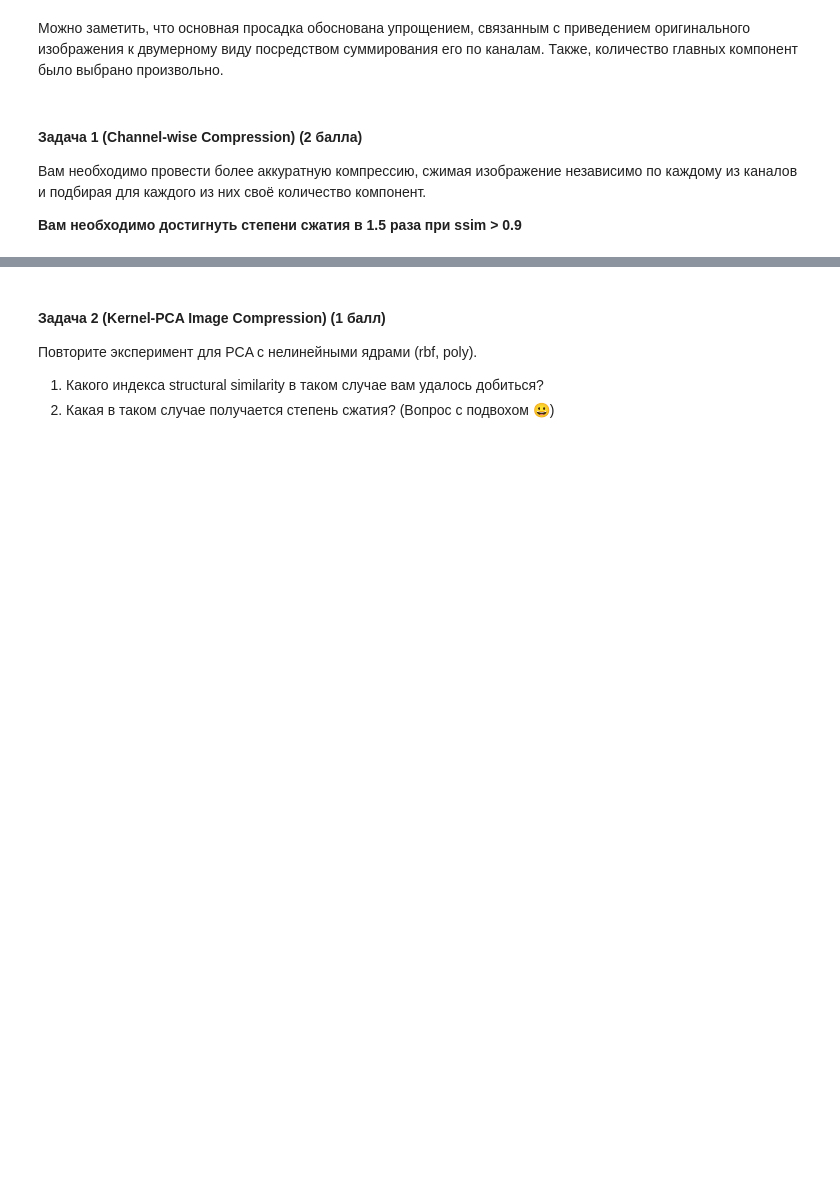
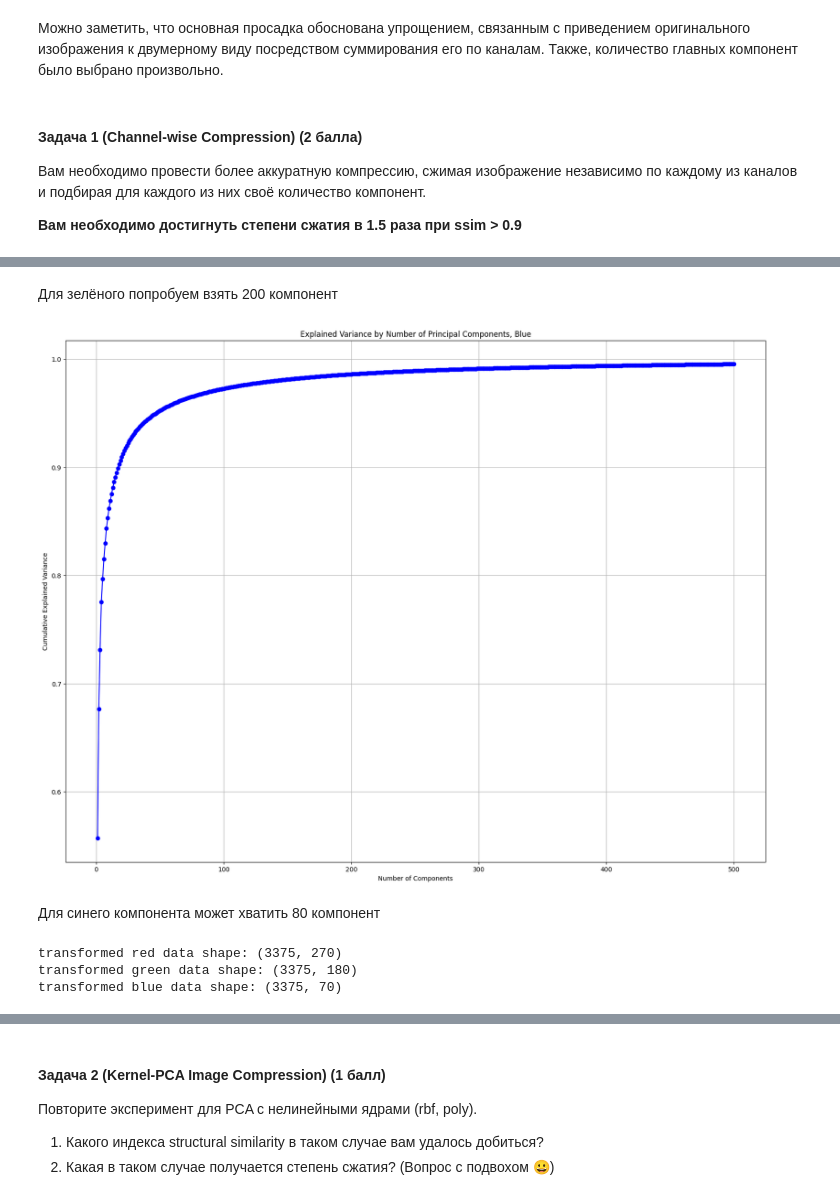
Before and after one commit to Krage56/ml_isp_intro, a Jupyter notebook: hw/hw4/ISP_HW4_Multi_Cls_PCA.ipynb, the cells around one changed output, grey strips where cells are left out. Cells and saved outputs as stored; diff of their text form; code cells hidden in the pictures; blank space fills up the shorter version.

```diff
--- a/hw/hw4/ISP_HW4_Multi_Cls_PCA.ipynb
+++ b/hw/hw4/ISP_HW4_Multi_Cls_PCA.ipynb
@@ -862,0 +915,34 @@ SSIM between Summed and Original Image: 0.48889587991530065
+# %% [markdown]
+Для зелёного попробуем взять 200 компонент
+# %%
+plt.figure(figsize=(20, 15))
+
+plt.plot(range(1, len(b_explained_variance_ratio) + 1), np.cumsum(b_explained_variance_ratio), marker='o', color="blue")
+plt.xlabel('Number of Components')
+plt.ylabel('Cumulative Explained Variance')
+plt.title('Explained Variance by Number of Principal Components, Blue')
+plt.grid(True)
+# %% [output]
+[figure, added]
+# %% [markdown]
+Для синего компонента может хватить 80 компонент
+# %%
+# YOUR CODE HERE:
+###########################
+### ╰( ͡° ͜ʖ ͡° )つ──☆*:・ﾟ
+###########################
+r_pca = PCA(n_components=270)
+r_transformed_data = r_pca.fit_transform(R)
+print(f"transformed red data shape: {r_transformed_data.shape}")
+
+g_pca = PCA(n_components=180)
+g_transformed_data = g_pca.fit_transform(G)
+print(f"transformed green data shape: {g_transformed_data.shape}")
+
+b_pca = PCA(n_components=70)
+b_transformed_data = b_pca.fit_transform(B)
+print(f"transformed blue data shape: {b_transformed_data.shape}")
+# %% [output]
+transformed red data shape: (3375, 270)
+transformed green data shape: (3375, 180)
+transformed blue data shape: (3375, 70)
```
Also changed, not shown: parts of 16 cells of this notebook.
